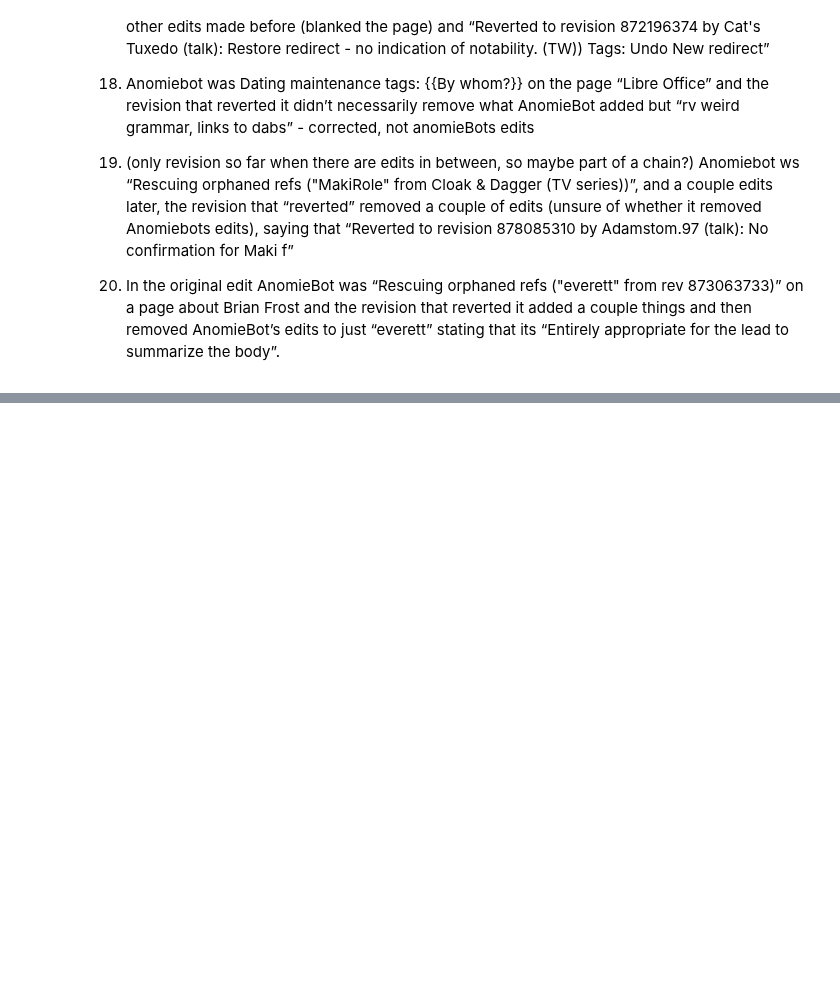
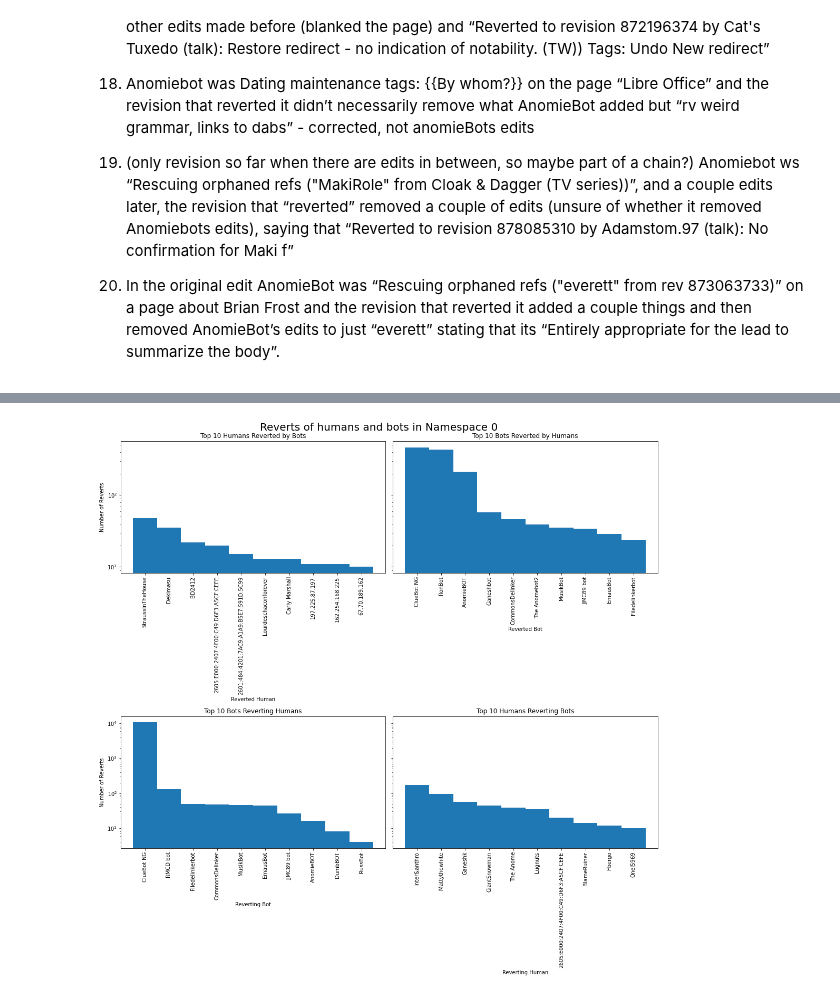
Before and after one commit to levon003/wiki-ores-feedback, a Jupyter notebook: reu2021/bot_reverts_namespace0.ipynb, the cells around one changed output, grey strips where cells are left out. Drawn from its saved outputs; the diff is of its cells as text; code cells hidden in the pictures; blank space fills up the shorter version.

Commit message:
graphs of human and bots reverts

```diff
--- a/reu2021/bot_reverts_namespace0.ipynb
+++ b/reu2021/bot_reverts_namespace0.ipynb
@@ -477,0 +496,12 @@ human_bot_reverts[human_bot_reverts.user_text == "AnomieBOT"].sample(n=20, rando
+# %%
+# subset bot-human reverts (cases when bots reverts humans) using merge
+
+bot_human_reverts = pd.merge(sdf1, sdf2,
+             how='inner',
+             left_on='revert_id',
+             right_on='rev_id',
+             suffixes=('', '_reverter')
+)
+
+
+bot_human_reverts
@@ -477,0 +522,3 @@ human_bot_reverts[human_bot_reverts.user_text == "AnomieBOT"].sample(n=20, rando
+# %%
+top_humans_revertedbybot = bot_human_reverts.groupby(["user_text"], as_index = False).count().sort_values("rev_id", ascending=False).reset_index().head(10)
+top_humans_revertedbybot
@@ -477,0 +537,3 @@ human_bot_reverts[human_bot_reverts.user_text == "AnomieBOT"].sample(n=20, rando
+# %%
+top_bots_reverting_humans = bot_human_reverts.groupby(["user_text_reverter"], as_index = False).count().sort_values("rev_id", ascending=False).reset_index().head(10)
+top_bots_reverting_humans
@@ -477,0 +552,49 @@ human_bot_reverts[human_bot_reverts.user_text == "AnomieBOT"].sample(n=20, rando
+# %%
+fig, axes = plt.subplots(2, 2, figsize=(15, 15), sharey = 'row')
+fig.suptitle("Reverts of humans and bots in Namespace 0", fontsize = 20)
+
+ax = axes[0,0]
+y = range(len(top_humans_revertedbybot))
+ax.bar(y, top_humans_revertedbybot.rev_id, width=1)
+ax.set_title("Top 10 Humans Reverted by Bots")
+ax.set_xlabel("Reverted Human")
+ax.set_ylabel("Number of Reverts")
+ax.set_yscale('log')
+ax.set_xticks(y)
+ax.set_xticklabels([f"{row.user_text}" for row in top_humans_revertedbybot.itertuples()], rotation='vertical')
+
+ax = axes[1,0]
+y = range(len(top_bots_reverting_humans))
+ax.bar(y, top_bots_reverting_humans.rev_id, width=1)
+ax.set_title("Top 10 Bots Reverting Humans")
+ax.set_xlabel("Reverting Bot")
+ax.set_ylabel("Number of Reverts")
+ax.set_yscale('log')
+ax.set_xticks(y)
+ax.set_xticklabels([f"{row.user_text_reverter}" for row in top_bots_reverting_humans.itertuples()], rotation='vertical')
+
+
+ax = axes[1,1]
+y = range(len(top_human_reverters))
+ax.bar(y, top_human_reverters.rev_id, width=1)
+ax.set_title("Top 10 Humans Reverting Bots")
+ax.set_xlabel("Reverting Human")
+#ax.set_ylabel("Number of times bot was reverted")
+ax.set_yscale('log')
+ax.set_xticks(y)
+ax.set_xticklabels([f"{row.user_text_reverter}" for row in top_human_reverters.itertuples()], rotation='vertical')
+
+ax = axes[0,1]
+y = range(len(top_bots_reverted_byh))
+ax.bar(y, top_bots_reverted_byh.rev_id, width=1)
+ax.set_title("Top 10 Bots Reverted by Humans")
+ax.set_xlabel("Reverted Bot")
+#ax.set_ylabel("Number of times bot was reverted")
+ax.set_yscale('log')
+ax.set_xticks(y)
+ax.set_xticklabels([f"{row.user_text}" for row in top_bots_reverted_byh.itertuples()], rotation='vertical')
+
+fig.tight_layout()
+plt.show()
+# %% [output]
+[figure, added]
```
Also changed, not shown: parts of 5 cells of this notebook.
